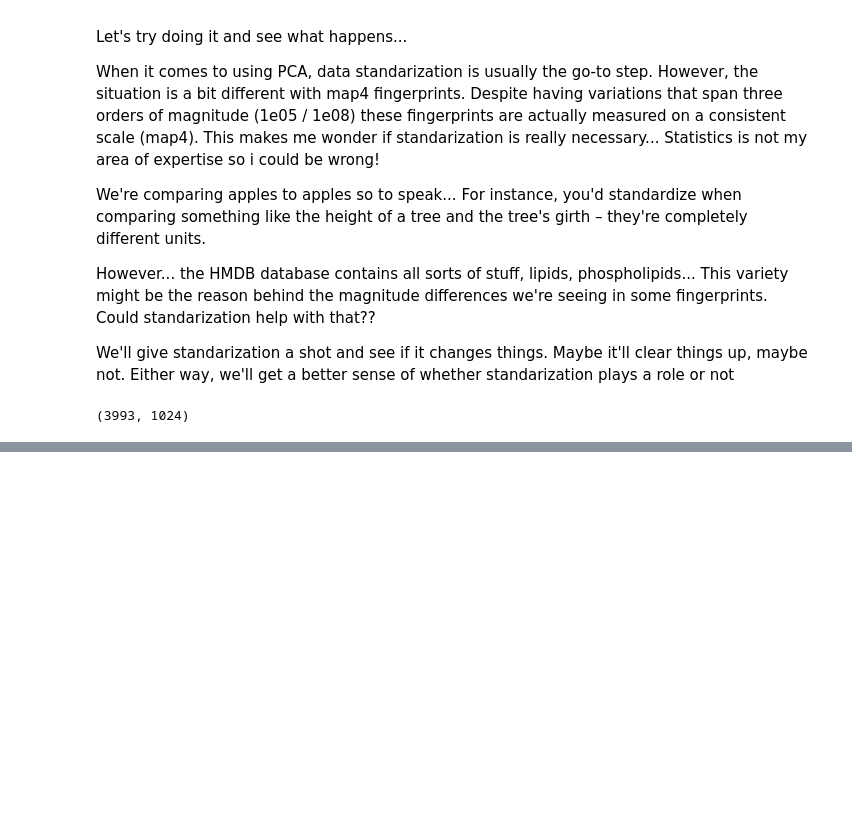
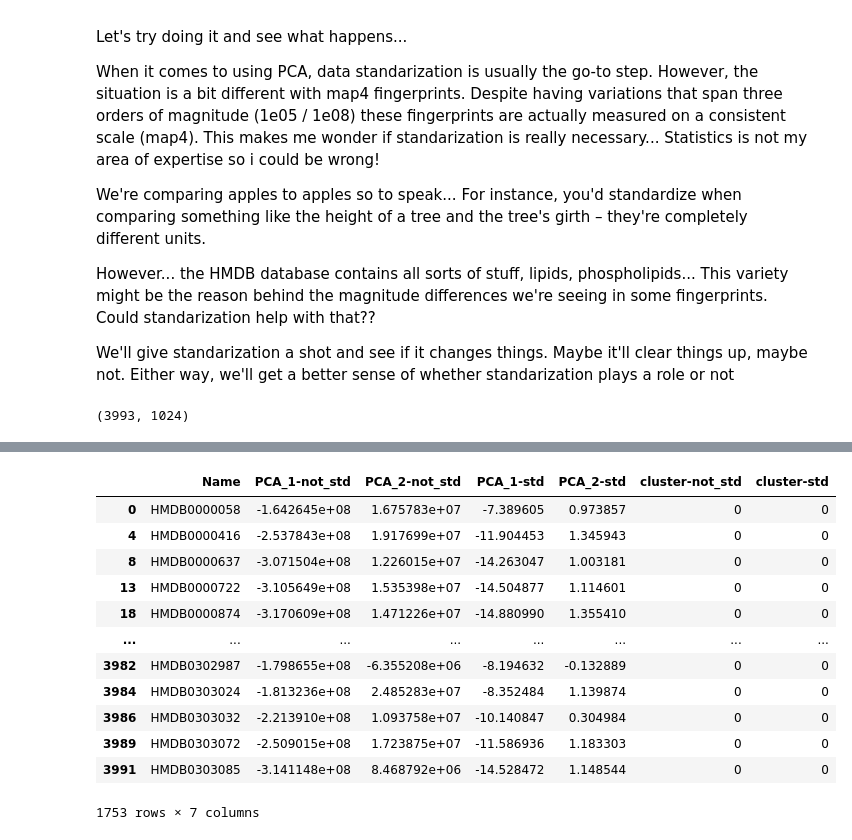
Before and after one commit to afloresep/map4, a Jupyter notebook: hugo-testing/test.ipynb, the cells around one changed output, grey strips where cells are left out. Saved outputs shown, nothing was run; the diff lists cells and outputs as text; code cells hidden in the pictures; blank space fills up the shorter version.

```diff
--- a/hugo-testing/test.ipynb
+++ b/hugo-testing/test.ipynb
@@ -223,0 +168,23 @@ No artists with labels found to put in legend.  Note that artists whose label st
+# %%
+cluster_0 = results_df[results_df['cluster-std']==0]
+cluster_1 = results_df[results_df['cluster-std']==1]
+cluster_2 = results_df[results_df['cluster-std']==2]
+cluster_3 = results_df[results_df['cluster-std']==3]
+cluster_4 = results_df[results_df['cluster-std']==4]
+cluster_5 = results_df[results_df['cluster-std']==5]
+
+cluster_0
+# %% [output]
+|  | Name | PCA_1-not_std | PCA_2-not_std | PCA_1-std | PCA_2-std | cluster-not_std | cluster-std |
+| 0 | HMDB0000058 | -1.642645e+08 | 1.675783e+07 | -7.389605 | 0.973857 | 0 | 0 |
+| 4 | HMDB0000416 | -2.537843e+08 | 1.917699e+07 | -11.904453 | 1.345943 | 0 | 0 |
+| 8 | HMDB0000637 | -3.071504e+08 | 1.226015e+07 | -14.263047 | 1.003181 | 0 | 0 |
+| 13 | HMDB0000722 | -3.105649e+08 | 1.535398e+07 | -14.504877 | 1.114601 | 0 | 0 |
+| 18 | HMDB0000874 | -3.170609e+08 | 1.471226e+07 | -14.880990 | 1.355410 | 0 | 0 |
+| ... | ... | ... | ... | ... | ... | ... | ... |
+| 3982 | HMDB0302987 | -1.798655e+08 | -6.355208e+06 | -8.194632 | -0.132889 | 0 | 0 |
+| 3984 | HMDB0303024 | -1.813236e+08 | 2.485283e+07 | -8.352484 | 1.139874 | 0 | 0 |
+| 3986 | HMDB0303032 | -2.213910e+08 | 1.093758e+07 | -10.140847 | 0.304984 | 0 | 0 |
+| 3989 | HMDB0303072 | -2.509015e+08 | 1.723875e+07 | -11.586936 | 1.183303 | 0 | 0 |
+| 3991 | HMDB0303085 | -3.141148e+08 | 8.468792e+06 | -14.528472 | 1.148544 | 0 | 0 |
+1753 rows × 7 columns
```
Also changed, not shown: parts of 10 cells of this notebook, 6 other files.
